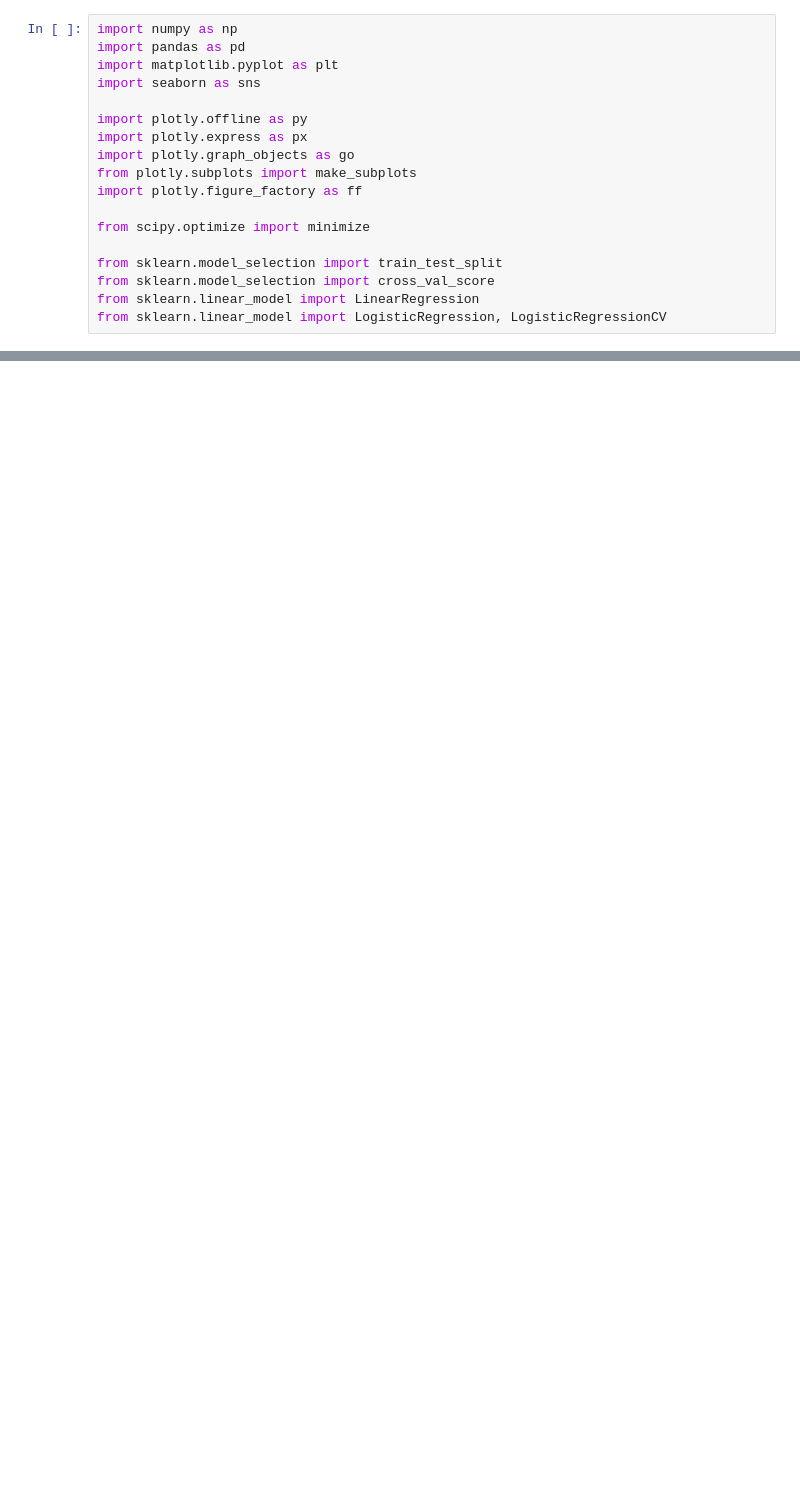
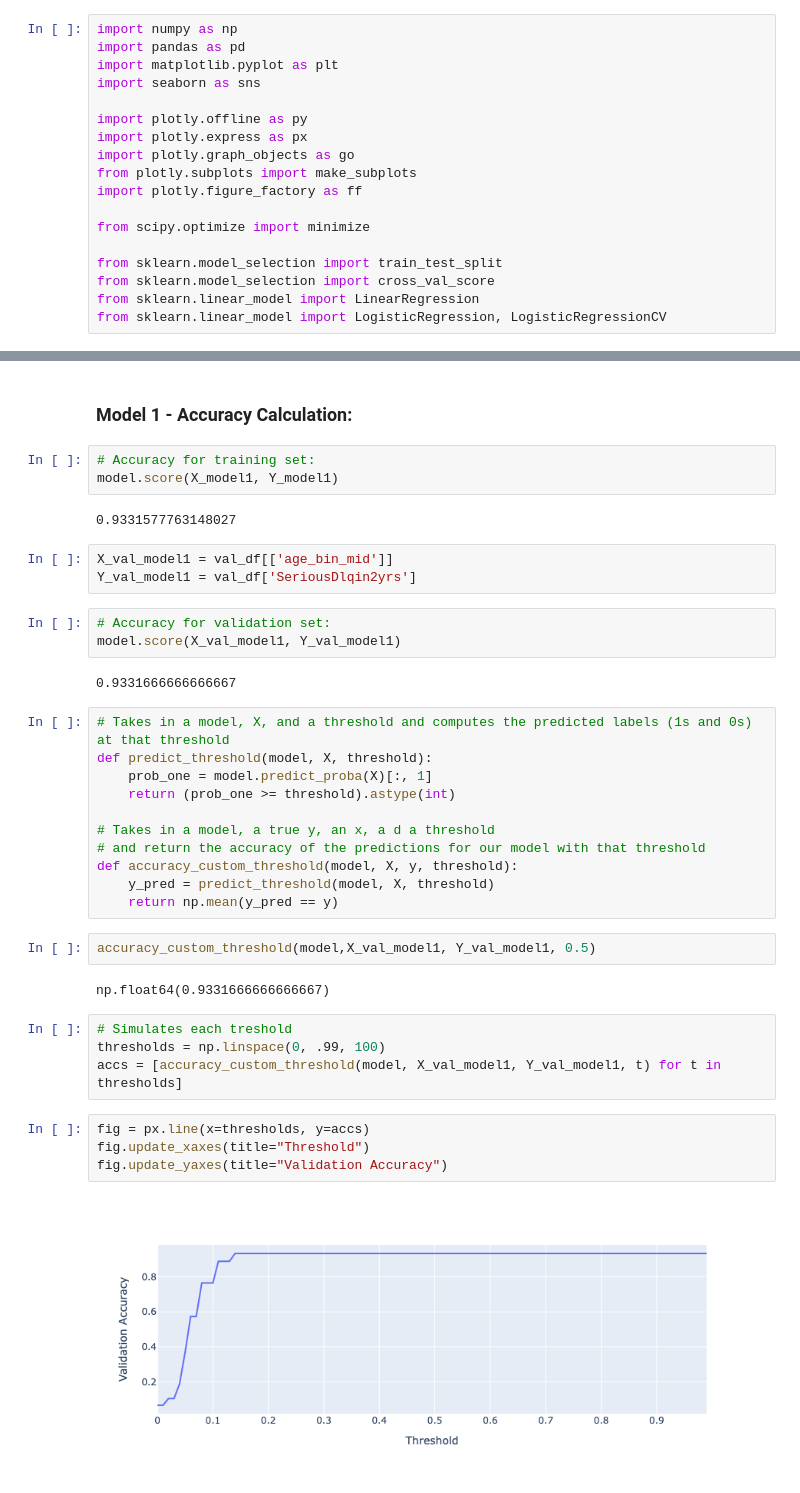
Before and after one commit to Jzaroli/Data-Science-and-Machine-Learning, a Jupyter notebook: Neurosymbolic_AI/model/logistic_regression_model.ipynb, the cells around one changed output, grey strips where cells are left out. Drawn from its saved outputs; the diff is of its cells as text; blank space fills up the shorter version.

```diff
--- a/Neurosymbolic_AI/model/logistic_regression_model.ipynb
+++ b/Neurosymbolic_AI/model/logistic_regression_model.ipynb
@@ -115,0 +266,40 @@ LogisticRegression(C=1000000.0)
+# %% [markdown]
+### Model 1 - Accuracy Calculation:
+# %%
+# Accuracy for training set:
+model.score(X_model1, Y_model1)
+# %% [output]
+0.9331577763148027
+# %%
+X_val_model1 = val_df[['age_bin_mid']]
+Y_val_model1 = val_df['SeriousDlqin2yrs']
+# %%
+# Accuracy for validation set:
+model.score(X_val_model1, Y_val_model1)
+# %% [output]
+0.9331666666666667
+# %%
+# Takes in a model, X, and a threshold and computes the predicted labels (1s and 0s) at that threshold
+def predict_threshold(model, X, threshold):
+    prob_one = model.predict_proba(X)[:, 1]
+    return (prob_one >= threshold).astype(int)
+
+# Takes in a model, a true y, an x, a d a threshold
+# and return the accuracy of the predictions for our model with that threshold
+def accuracy_custom_threshold(model, X, y, threshold):
+    y_pred = predict_threshold(model, X, threshold)
+    return np.mean(y_pred == y)
+# %%
+accuracy_custom_threshold(model,X_val_model1, Y_val_model1, 0.5)
+# %% [output]
+np.float64(0.9331666666666667)
+# %%
+# Simulates each treshold
+thresholds = np.linspace(0, .99, 100)
+accs = [accuracy_custom_threshold(model, X_val_model1, Y_val_model1, t) for t in thresholds]
+# %%
+fig = px.line(x=thresholds, y=accs)
+fig.update_xaxes(title="Threshold")
+fig.update_yaxes(title="Validation Accuracy")
+# %% [output]
+[figure, added]
```
Also changed, not shown: parts of 160 cells of this notebook.
